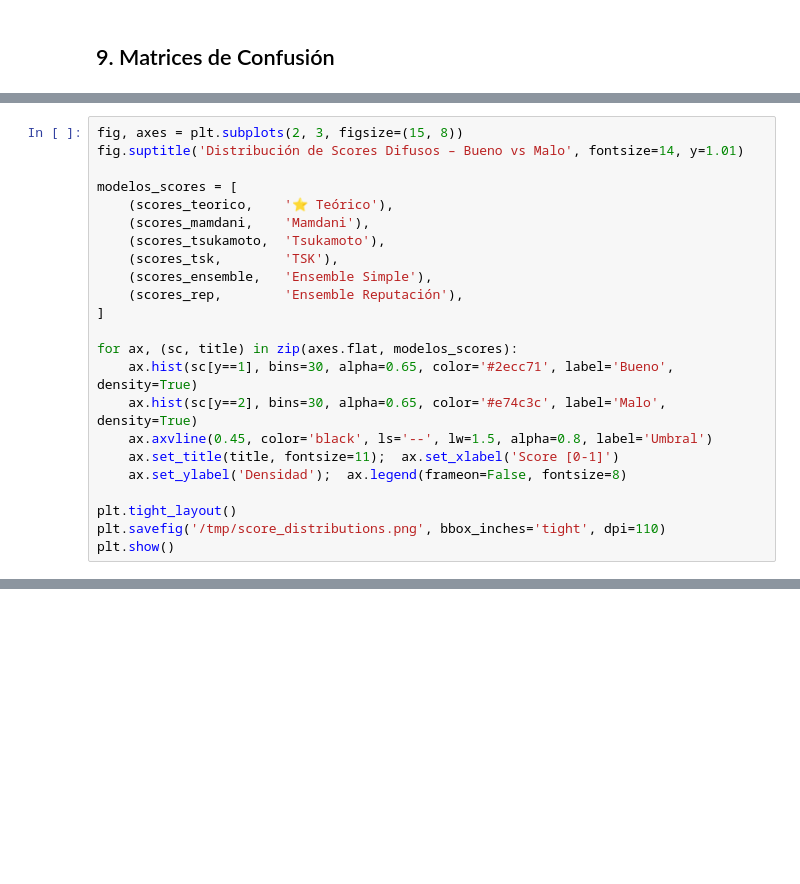
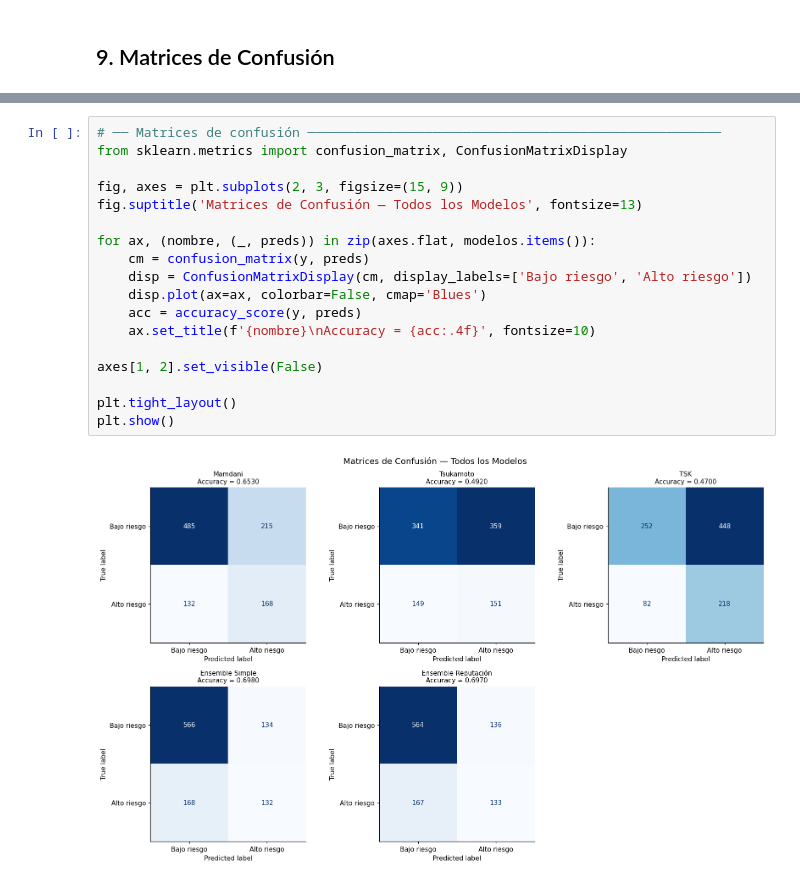
Before and after one commit to Mario-ACL/Metaheuristicas-para-Ciencia-de-Datos, a Jupyter notebook: tareas/tarea03.ipynb, the cells around one changed output, grey strips where cells are left out. Saved outputs shown, nothing was run; the diff lists cells and outputs as text; blank space fills up the shorter version.

```diff
--- a/tareas/tarea03.ipynb
+++ b/tareas/tarea03.ipynb
@@ -724,23 +837,0 @@ plt.show()
-# %%
-fig, axes = plt.subplots(2, 3, figsize=(15, 8))
-fig.suptitle('Distribución de Scores Difusos – Bueno vs Malo', fontsize=14, y=1.01)
-
-modelos_scores = [
-    (scores_teorico,    '⭐ Teórico'),
-    (scores_mamdani,    'Mamdani'),
-    (scores_tsukamoto,  'Tsukamoto'),
-    (scores_tsk,        'TSK'),
-    (scores_ensemble,   'Ensemble Simple'),
-    (scores_rep,        'Ensemble Reputación'),
-]
-
-for ax, (sc, title) in zip(axes.flat, modelos_scores):
-    ax.hist(sc[y==1], bins=30, alpha=0.65, color='#2ecc71', label='Bueno', density=True)
-    ax.hist(sc[y==2], bins=30, alpha=0.65, color='#e74c3c', label='Malo',  density=True)
-    ax.axvline(0.45, color='black', ls='--', lw=1.5, alpha=0.8, label='Umbral')
-    ax.set_title(title, fontsize=11);  ax.set_xlabel('Score [0-1]')
-    ax.set_ylabel('Densidad');  ax.legend(frameon=False, fontsize=8)
-
-plt.tight_layout()
-plt.savefig('/tmp/score_distributions.png', bbox_inches='tight', dpi=110)
-plt.show()
@@ -903,0 +838,20 @@ CONCLUSIONES:
+# %%
+# ── Matrices de confusión ─────────────────────────────────────────────────────
+from sklearn.metrics import confusion_matrix, ConfusionMatrixDisplay
+
+fig, axes = plt.subplots(2, 3, figsize=(15, 9))
+fig.suptitle('Matrices de Confusión — Todos los Modelos', fontsize=13)
+
+for ax, (nombre, (_, preds)) in zip(axes.flat, modelos.items()):
+    cm = confusion_matrix(y, preds)
+    disp = ConfusionMatrixDisplay(cm, display_labels=['Bajo riesgo', 'Alto riesgo'])
+    disp.plot(ax=ax, colorbar=False, cmap='Blues')
+    acc = accuracy_score(y, preds)
+    ax.set_title(f'{nombre}\nAccuracy = {acc:.4f}', fontsize=10)
+
+axes[1, 2].set_visible(False)
+
+plt.tight_layout()
+plt.show()
+# %% [output]
+[figure, added]
```
Also changed, not shown: parts of 25 cells of this notebook.
